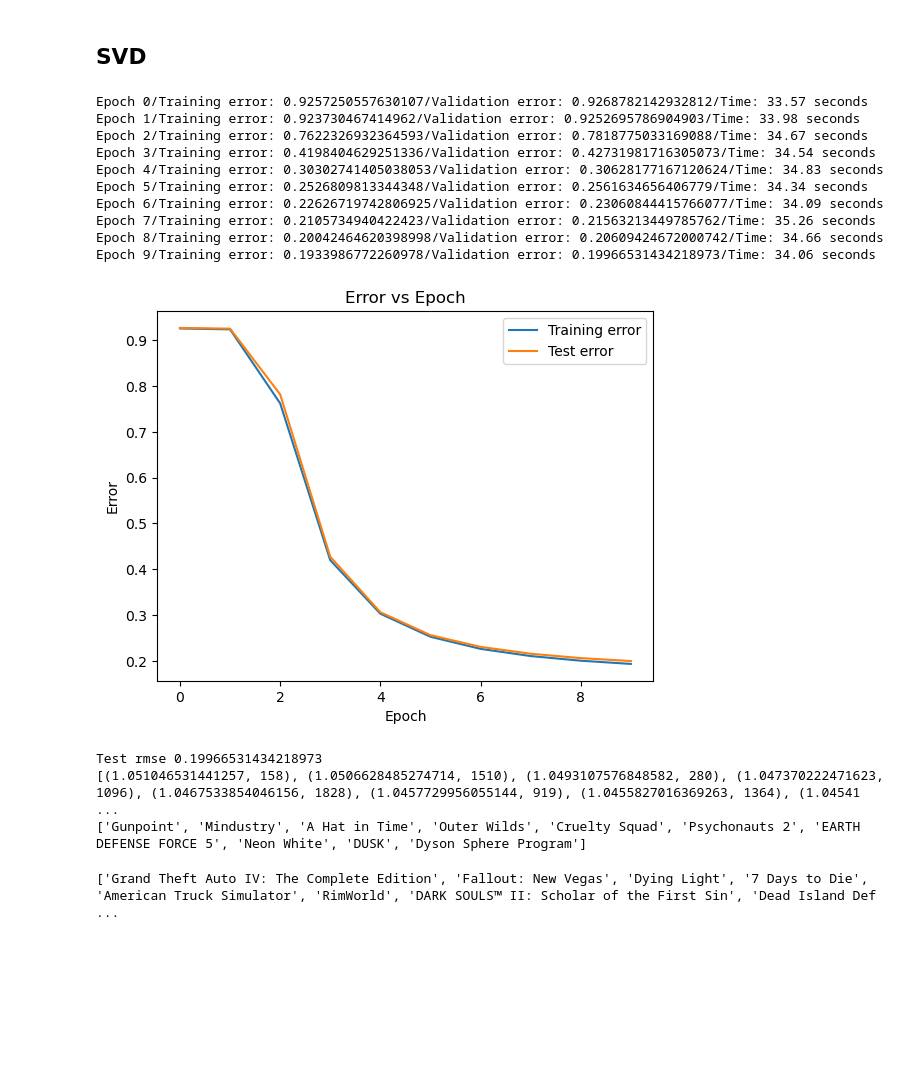
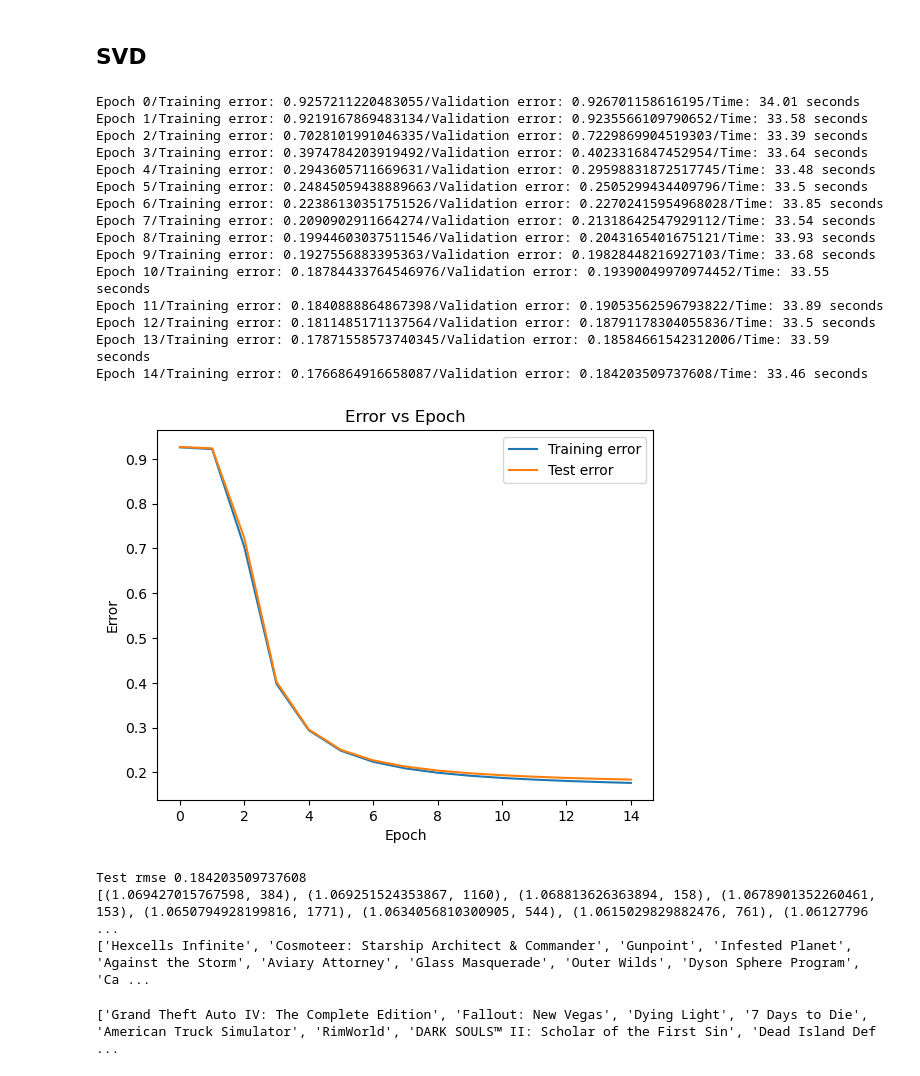
Before and after one commit to MitchellJC/game-rec, a Jupyter notebook: model.ipynb, the cells around one changed output. Cells and saved outputs as stored; diff of their text form; code cells hidden in the pictures; blank space fills up the shorter version.

```diff
--- a/model.ipynb
+++ b/model.ipynb
@@ -173,7 +175,31 @@ class SVDPredictor:
             print("Time:", round(time.time() - start_time, 2), "seconds")
 
     def partial_fit(self, new_sample):
-        pass
+        self._partial_batch_size = 1e5
+
+        users, items = M.nonzero()
+        print(users.shape)
+        new_users, new_items = new_sample.nonzero()
+        print(new_users.shape)
+        total_users = np.concat([users, new_users], axis=0)
+        total_items = np.concat([items, new_items], axis=0)
+
+        num_samples = len(users)
+        new_sample_index = self._num_users
+
+        self._user_features = np.concatenate([self._user_features, np.random.normal(size=(1, self._k)], scale=0.01), axis=1)
+
+        # Ensure that all new samples are used in updates
+        indices_of_new = [new_i for new_i in range(len(users), len(total_users) + 1)]
+
+        for epoch in range(self._epochs):
+            # Choose a smaller subset of total samples already fitted
+            fitted_subset = random.sample(range(num_samples), k=self._partial_batch_size)
+            possible_indices = fitted_subset + indices_of_new
+
+            for i in random.sample(possible_indices , k=len(possible_indices)):
+
+
 
     def top_n(self, user, n=10):
         if self._M is None:
@@ -211,49 +237,56 @@ class SVDPredictor:
 
     def get_val_errors(self):
         return self._val_errors
+
+    def _update_from_sample(self):
 # %%
-EPOCHS = 10
+EPOCHS = 15
 
 # Fit and predict with svd
 svd_predictor = SVDPredictor(train_data.get_num_users(), train_data.get_num_items(), k=10, epochs=EPOCHS, learning_rate=0.01, C=0)
 svd_predictor.fit(train_data.get_matrix(), validation_set=test)
 
 # Plot error
 errors = svd_predictor.get_train_errors()
 val_errors = svd_predictor.get_val_errors()
 plt.plot(range(EPOCHS), errors, label='Training error')
 plt.plot(range(EPOCHS), val_errors, label='Test error')
 plt.xlabel('Epoch')
 plt.ylabel('Error')
 plt.title('Error vs Epoch')
 plt.legend()
 plt.show()
 
 # Compute rmse
 predictions = svd_predictor.predict([(user, item) for user, item, _ in test])
 predictions = [prediction + (test[i][2],) for i, prediction in enumerate(predictions)]
 metrics = Metrics()
 print("Test rmse", metrics.rmse(predictions))
 
 # Test top-n list
 top_n = svd_predictor.top_n(0)
 print(top_n)
 print([train_data.index_to_title(index) for _, index in top_n])
 # %% [output]
-Epoch 0/Training error: 0.9257250557630107/Validation error: 0.9268782142932812/Time: 33.57 seconds
-Epoch 1/Training error: 0.923730467414962/Validation error: 0.9252695786904903/Time: 33.98 seconds
-Epoch 2/Training error: 0.7622326932364593/Validation error: 0.7818775033169088/Time: 34.67 seconds
-Epoch 3/Training error: 0.4198404629251336/Validation error: 0.42731981716305073/Time: 34.54 seconds
-Epoch 4/Training error: 0.30302741405038053/Validation error: 0.30628177167120624/Time: 34.83 seconds
-Epoch 5/Training error: 0.2526809813344348/Validation error: 0.2561634656406779/Time: 34.34 seconds
-Epoch 6/Training error: 0.22626719742806925/Validation error: 0.23060844415766077/Time: 34.09 seconds
-Epoch 7/Training error: 0.2105734940422423/Validation error: 0.21563213449785762/Time: 35.26 seconds
-Epoch 8/Training error: 0.20042464620398998/Validation error: 0.20609424672000742/Time: 34.66 seconds
-Epoch 9/Training error: 0.1933986772260978/Validation error: 0.19966531434218973/Time: 34.06 seconds
+Epoch 0/Training error: 0.9257211220483055/Validation error: 0.926701158616195/Time: 34.01 seconds
+Epoch 1/Training error: 0.9219167869483134/Validation error: 0.9235566109790652/Time: 33.58 seconds
+Epoch 2/Training error: 0.7028101991046335/Validation error: 0.7229869904519303/Time: 33.39 seconds
+Epoch 3/Training error: 0.3974784203919492/Validation error: 0.4023316847452954/Time: 33.64 seconds
+Epoch 4/Training error: 0.2943605711669631/Validation error: 0.29598831872517745/Time: 33.48 seconds
+Epoch 5/Training error: 0.24845059438889663/Validation error: 0.2505299434409796/Time: 33.5 seconds
+Epoch 6/Training error: 0.22386130351751526/Validation error: 0.22702415954968028/Time: 33.85 seconds
+Epoch 7/Training error: 0.2090902911664274/Validation error: 0.21318642547929112/Time: 33.54 seconds
+Epoch 8/Training error: 0.19944603037511546/Validation error: 0.2043165401675121/Time: 33.93 seconds
+Epoch 9/Training error: 0.1927556883395363/Validation error: 0.19828448216927103/Time: 33.68 seconds
+Epoch 10/Training error: 0.18784433764546976/Validation error: 0.19390049970974452/Time: 33.55 seconds
+Epoch 11/Training error: 0.1840888864867398/Validation error: 0.19053562596793822/Time: 33.89 seconds
+Epoch 12/Training error: 0.1811485171137564/Validation error: 0.18791178304055836/Time: 33.5 seconds
+Epoch 13/Training error: 0.17871558573740345/Validation error: 0.18584661542312006/Time: 33.59 seconds
+Epoch 14/Training error: 0.1766864916658087/Validation error: 0.184203509737608/Time: 33.46 seconds
-[figure, old version]
+[figure, new version]
-Test rmse 0.19966531434218973
-[(1.051046531441257, 158), (1.0506628485274714, 1510), (1.0493107576848582, 280), (1.047370222471623, 1096), (1.0467533854046156, 1828), (1.0457729956055144, 919), (1.0455827016369263, 1364), (1.04541 ...
-['Gunpoint', 'Mindustry', 'A Hat in Time', 'Outer Wilds', 'Cruelty Squad', 'Psychonauts 2', 'EARTH DEFENSE FORCE 5', 'Neon White', 'DUSK', 'Dyson Sphere Program']
+Test rmse 0.184203509737608
+[(1.069427015767598, 384), (1.069251524353867, 1160), (1.068813626363894, 158), (1.0678901352260461, 153), (1.0650794928199816, 1771), (1.0634056810300905, 544), (1.0615029829882476, 761), (1.06127796 ...
+['Hexcells Infinite', 'Cosmoteer: Starship Architect & Commander', 'Gunpoint', 'Infested Planet', 'Against the Storm', 'Aviary Attorney', 'Glass Masquerade', 'Outer Wilds', 'Dyson Sphere Program', 'Ca ...
 # %%
 true_top = rec_data.top_n(0)
 print([rec_data.index_to_title(index) for _, index in true_top])
```
Also changed, not shown: parts of 3 cells of this notebook, 1 other file.
